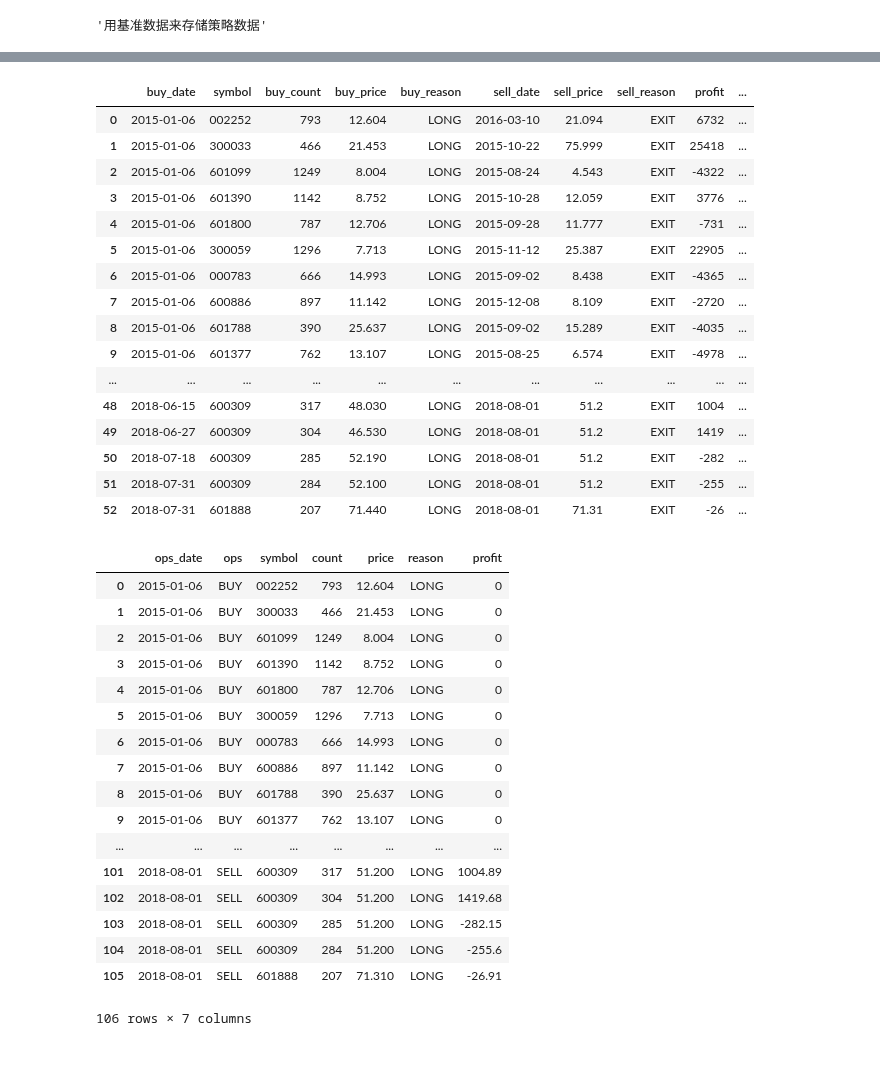
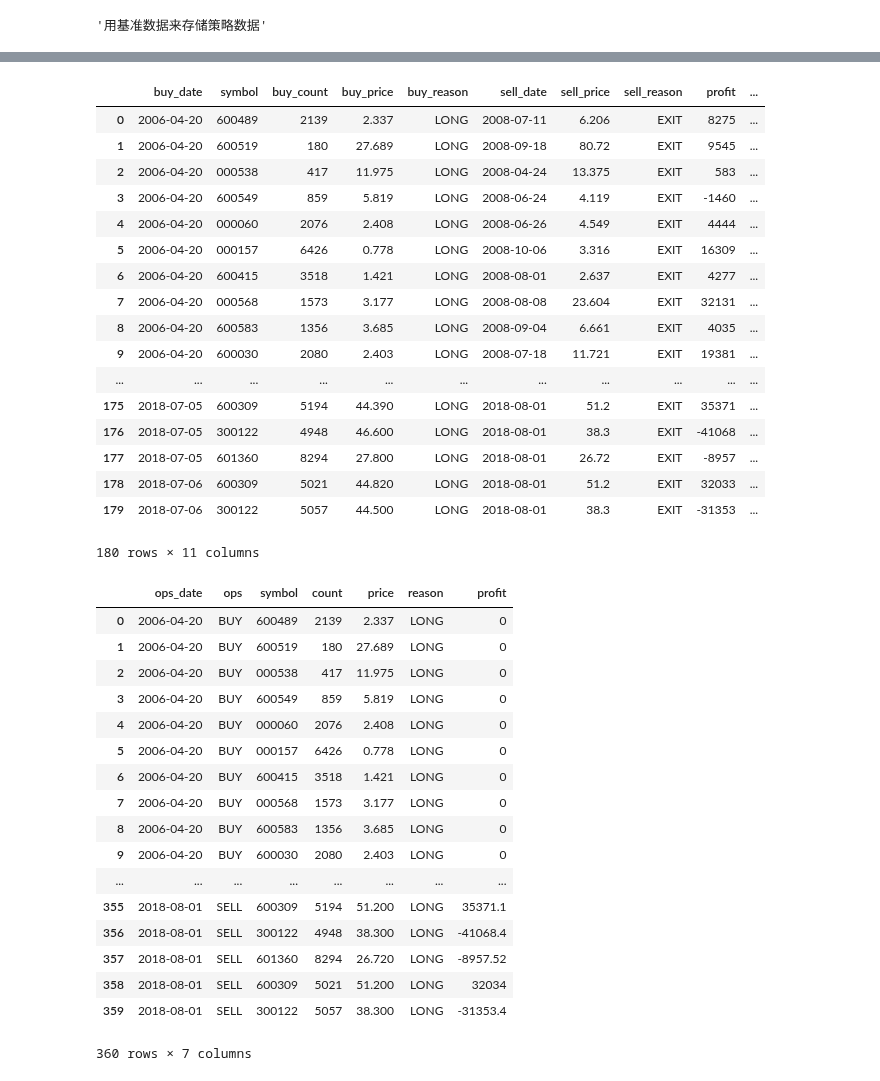
Before and after one commit to dxcv/ML4M, a Jupyter notebook: notebook/multi_system_common.ipynb, the cells around one changed output, grey strips where cells are left out. Saved outputs shown, nothing was run; the diff lists cells and outputs as text; code cells hidden in the pictures.

```diff
--- a/notebook/multi_system_common.ipynb
+++ b/notebook/multi_system_common.ipynb
@@ -104,7 +104,7 @@ start_date = '2005-01-01'
 # start_date = '2012-01-01'
 # start_date = '2013-01-01'
 # start_date = '2014-01-01'
-start_date = '2015-01-01'
+# start_date = '2015-01-01'
 # start_date = '2015-07-01'
 # start_date = '2016-01-01'
 # start_date = '2017-01-01'
@@ -115,7 +115,7 @@ start_date = '2015-01-01'
 end_date = '2018-08-01'
 # end_date = time.strftime('%Y-%m-%d')
 
-TURTLE_POS = 10
+TURTLE_POS = 20
 ### Turtle System One - Short
 TURTLE_SHORT_BUY_N = 20
 TURTLE_SHORT_SELL_N = 20
@@ -187,7 +187,7 @@ for symbol in TARGET + [BENCHMARK]:
     stock_df['ROLLING_%d_MIN' % TURTLE_LONG_SELL_N] = stock_df['open'].rolling(TURTLE_LONG_SELL_N).min()
 #     stock_df['EWMA'] = stock_df['open'].ewm(alpha=0.1, adjust=False).mean()
 #     stock_df['MA360'] = stock_df['open'].rolling(360).mean()
-#     stock_df['MA250'] = stock_df['open'].rolling(250).mean()
+    stock_df['MA250'] = stock_df['open'].rolling(250).mean()
     stock_df['MA180'] = stock_df['open'].rolling(180).mean()
     stock_df['MA90'] = stock_df['open'].rolling(90).mean()
     stock_df['MA60'] = stock_df['open'].rolling(60).mean()
@@ -737,7 +743,7 @@ for today in pd.period_range(start=start_date, end=end_date, freq='D'):
             if cur_order.buy_reason == 'LONG':
 #                 is_sell = (today_market.open <= today_market['ROLLING_%d_MIN' % TURTLE_LONG_SELL_N])
                 is_sell = (today_market.MA90 <= today_market.MA180)
-#                 is_sell = (today_market.MA30 <= today_market.MA60)
+                is_sell = (today_market.MA180 <= today_market.MA250)
             if is_sell:
                 CASH += cur_order.buy_count * today_market.open
                 order_df.loc[idx, 'sell_date'] = today
@@ -814,8 +820,8 @@ for today in pd.period_range(start=start_date, end=end_date, freq='D'):
         # 指数就不要过滤器了
         if True:
 #             if today_market.open >= today_market['ROLLING_%d_MAX' % TURTLE_LONG_BUY_N]:
-            if today_market.MA90 >= today_market.MA180:
-#             if today_market.MA30 > today_market.MA60:
+#             if today_market.MA90 >= today_market.MA180:
+            if today_market.MA180 > today_market.MA250:
                 is_buy = True
                 buy_reason = 'LONG'
             elif False and today_market.open >= today_market['ROLLING_%d_MAX' % TURTLE_SHORT_BUY_N]:
@@ -969,6 +981,7 @@ Wall time: 2min 1s
 symbol = BENCHMARK
 symbol = '002252'
 symbol_list = ['601360', '601888']
+symbol_list = []
 
 for symbol in symbol_list:
     df = stock_df_dict[symbol]['20140101':end_date].copy()
@@ -991,38 +1002,39 @@ df
 |  | buy_date | symbol | buy_count | buy_price | buy_reason | sell_date | sell_price | sell_reason | profit | ... |
-| 0 | 2015-01-06 | 002252 | 793 | 12.604 | LONG | 2016-03-10 | 21.094 | EXIT | 6732 | ... |
-| 1 | 2015-01-06 | 300033 | 466 | 21.453 | LONG | 2015-10-22 | 75.999 | EXIT | 25418 | ... |
-| 2 | 2015-01-06 | 601099 | 1249 | 8.004 | LONG | 2015-08-24 | 4.543 | EXIT | -4322 | ... |
-| 3 | 2015-01-06 | 601390 | 1142 | 8.752 | LONG | 2015-10-28 | 12.059 | EXIT | 3776 | ... |
-| 4 | 2015-01-06 | 601800 | 787 | 12.706 | LONG | 2015-09-28 | 11.777 | EXIT | -731 | ... |
-| 5 | 2015-01-06 | 300059 | 1296 | 7.713 | LONG | 2015-11-12 | 25.387 | EXIT | 22905 | ... |
-| 6 | 2015-01-06 | 000783 | 666 | 14.993 | LONG | 2015-09-02 | 8.438 | EXIT | -4365 | ... |
-| 7 | 2015-01-06 | 600886 | 897 | 11.142 | LONG | 2015-12-08 | 8.109 | EXIT | -2720 | ... |
-| 8 | 2015-01-06 | 601788 | 390 | 25.637 | LONG | 2015-09-02 | 15.289 | EXIT | -4035 | ... |
-| 9 | 2015-01-06 | 601377 | 762 | 13.107 | LONG | 2015-08-25 | 6.574 | EXIT | -4978 | ... |
+| 0 | 2006-04-20 | 600489 | 2139 | 2.337 | LONG | 2008-07-11 | 6.206 | EXIT | 8275 | ... |
+| 1 | 2006-04-20 | 600519 | 180 | 27.689 | LONG | 2008-09-18 | 80.72 | EXIT | 9545 | ... |
+| 2 | 2006-04-20 | 000538 | 417 | 11.975 | LONG | 2008-04-24 | 13.375 | EXIT | 583 | ... |
+| 3 | 2006-04-20 | 600549 | 859 | 5.819 | LONG | 2008-06-24 | 4.119 | EXIT | -1460 | ... |
+| 4 | 2006-04-20 | 000060 | 2076 | 2.408 | LONG | 2008-06-26 | 4.549 | EXIT | 4444 | ... |
+| 5 | 2006-04-20 | 000157 | 6426 | 0.778 | LONG | 2008-10-06 | 3.316 | EXIT | 16309 | ... |
+| 6 | 2006-04-20 | 600415 | 3518 | 1.421 | LONG | 2008-08-01 | 2.637 | EXIT | 4277 | ... |
+| 7 | 2006-04-20 | 000568 | 1573 | 3.177 | LONG | 2008-08-08 | 23.604 | EXIT | 32131 | ... |
+| 8 | 2006-04-20 | 600583 | 1356 | 3.685 | LONG | 2008-09-04 | 6.661 | EXIT | 4035 | ... |
+| 9 | 2006-04-20 | 600030 | 2080 | 2.403 | LONG | 2008-07-18 | 11.721 | EXIT | 19381 | ... |
 | ... | ... | ... | ... | ... | ... | ... | ... | ... | ... | ... |
-| 48 | 2018-06-15 | 600309 | 317 | 48.030 | LONG | 2018-08-01 | 51.2 | EXIT | 1004 | ... |
-| 49 | 2018-06-27 | 600309 | 304 | 46.530 | LONG | 2018-08-01 | 51.2 | EXIT | 1419 | ... |
-| 50 | 2018-07-18 | 600309 | 285 | 52.190 | LONG | 2018-08-01 | 51.2 | EXIT | -282 | ... |
-| 51 | 2018-07-31 | 600309 | 284 | 52.100 | LONG | 2018-08-01 | 51.2 | EXIT | -255 | ... |
-| 52 | 2018-07-31 | 601888 | 207 | 71.440 | LONG | 2018-08-01 | 71.31 | EXIT | -26 | ... |
+| 175 | 2018-07-05 | 600309 | 5194 | 44.390 | LONG | 2018-08-01 | 51.2 | EXIT | 35371 | ... |
+| 176 | 2018-07-05 | 300122 | 4948 | 46.600 | LONG | 2018-08-01 | 38.3 | EXIT | -41068 | ... |
+| 177 | 2018-07-05 | 601360 | 8294 | 27.800 | LONG | 2018-08-01 | 26.72 | EXIT | -8957 | ... |
+| 178 | 2018-07-06 | 600309 | 5021 | 44.820 | LONG | 2018-08-01 | 51.2 | EXIT | 32033 | ... |
+| 179 | 2018-07-06 | 300122 | 5057 | 44.500 | LONG | 2018-08-01 | 38.3 | EXIT | -31353 | ... |
+180 rows × 11 columns
 |  | ops_date | ops | symbol | count | price | reason | profit |
-| 0 | 2015-01-06 | BUY | 002252 | 793 | 12.604 | LONG | 0 |
-| 1 | 2015-01-06 | BUY | 300033 | 466 | 21.453 | LONG | 0 |
-| 2 | 2015-01-06 | BUY | 601099 | 1249 | 8.004 | LONG | 0 |
-| 3 | 2015-01-06 | BUY | 601390 | 1142 | 8.752 | LONG | 0 |
-| 4 | 2015-01-06 | BUY | 601800 | 787 | 12.706 | LONG | 0 |
-| 5 | 2015-01-06 | BUY | 300059 | 1296 | 7.713 | LONG | 0 |
-| 6 | 2015-01-06 | BUY | 000783 | 666 | 14.993 | LONG | 0 |
-| 7 | 2015-01-06 | BUY | 600886 | 897 | 11.142 | LONG | 0 |
-| 8 | 2015-01-06 | BUY | 601788 | 390 | 25.637 | LONG | 0 |
-| 9 | 2015-01-06 | BUY | 601377 | 762 | 13.107 | LONG | 0 |
+| 0 | 2006-04-20 | BUY | 600489 | 2139 | 2.337 | LONG | 0 |
+| 1 | 2006-04-20 | BUY | 600519 | 180 | 27.689 | LONG | 0 |
+| 2 | 2006-04-20 | BUY | 000538 | 417 | 11.975 | LONG | 0 |
+| 3 | 2006-04-20 | BUY | 600549 | 859 | 5.819 | LONG | 0 |
+| 4 | 2006-04-20 | BUY | 000060 | 2076 | 2.408 | LONG | 0 |
+| 5 | 2006-04-20 | BUY | 000157 | 6426 | 0.778 | LONG | 0 |
+| 6 | 2006-04-20 | BUY | 600415 | 3518 | 1.421 | LONG | 0 |
+| 7 | 2006-04-20 | BUY | 000568 | 1573 | 3.177 | LONG | 0 |
+| 8 | 2006-04-20 | BUY | 600583 | 1356 | 3.685 | LONG | 0 |
+| 9 | 2006-04-20 | BUY | 600030 | 2080 | 2.403 | LONG | 0 |
 | ... | ... | ... | ... | ... | ... | ... | ... |
-| 101 | 2018-08-01 | SELL | 600309 | 317 | 51.200 | LONG | 1004.89 |
-| 102 | 2018-08-01 | SELL | 600309 | 304 | 51.200 | LONG | 1419.68 |
-| 103 | 2018-08-01 | SELL | 600309 | 285 | 51.200 | LONG | -282.15 |
-| 104 | 2018-08-01 | SELL | 600309 | 284 | 51.200 | LONG | -255.6 |
-| 105 | 2018-08-01 | SELL | 601888 | 207 | 71.310 | LONG | -26.91 |
+| 355 | 2018-08-01 | SELL | 600309 | 5194 | 51.200 | LONG | 35371.1 |
+| 356 | 2018-08-01 | SELL | 300122 | 4948 | 38.300 | LONG | -41068.4 |
+| 357 | 2018-08-01 | SELL | 601360 | 8294 | 26.720 | LONG | -8957.52 |
+| 358 | 2018-08-01 | SELL | 600309 | 5021 | 51.200 | LONG | 32034 |
+| 359 | 2018-08-01 | SELL | 300122 | 5057 | 38.300 | LONG | -31353.4 |
-106 rows × 7 columns
+360 rows × 7 columns
 # %%
 df = show_df.dropna(how='any', inplace=False).copy()
 df = df.loc[start_date:end_date]
```
Also changed, not shown: parts of 10 cells of this notebook, 2 other files.
